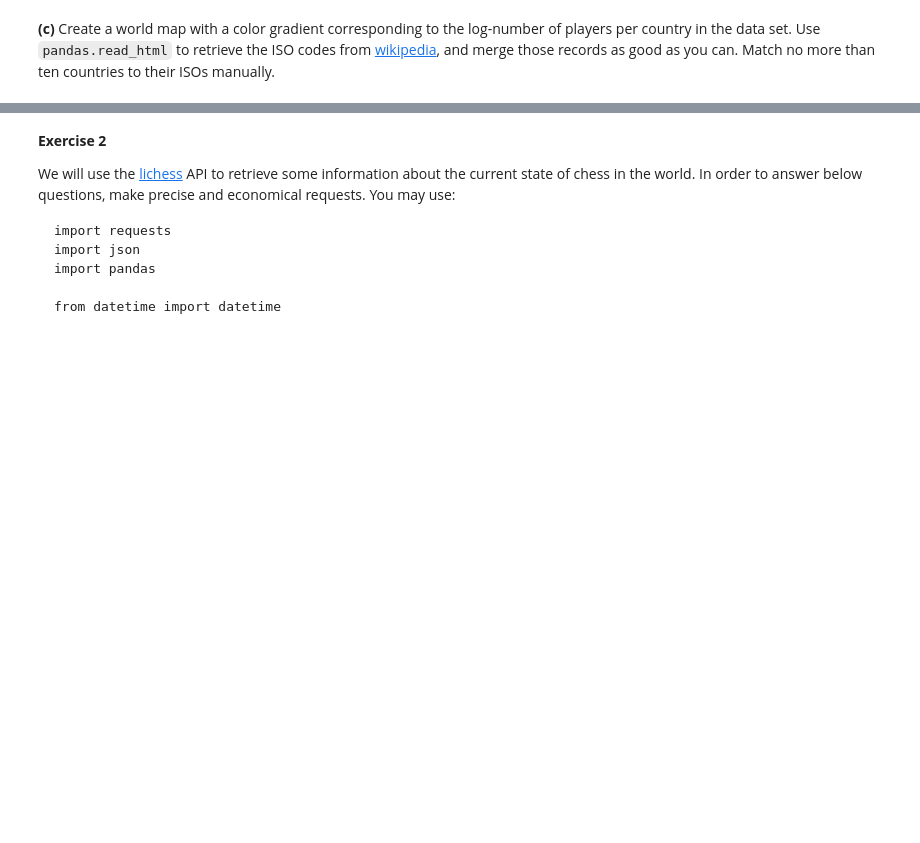
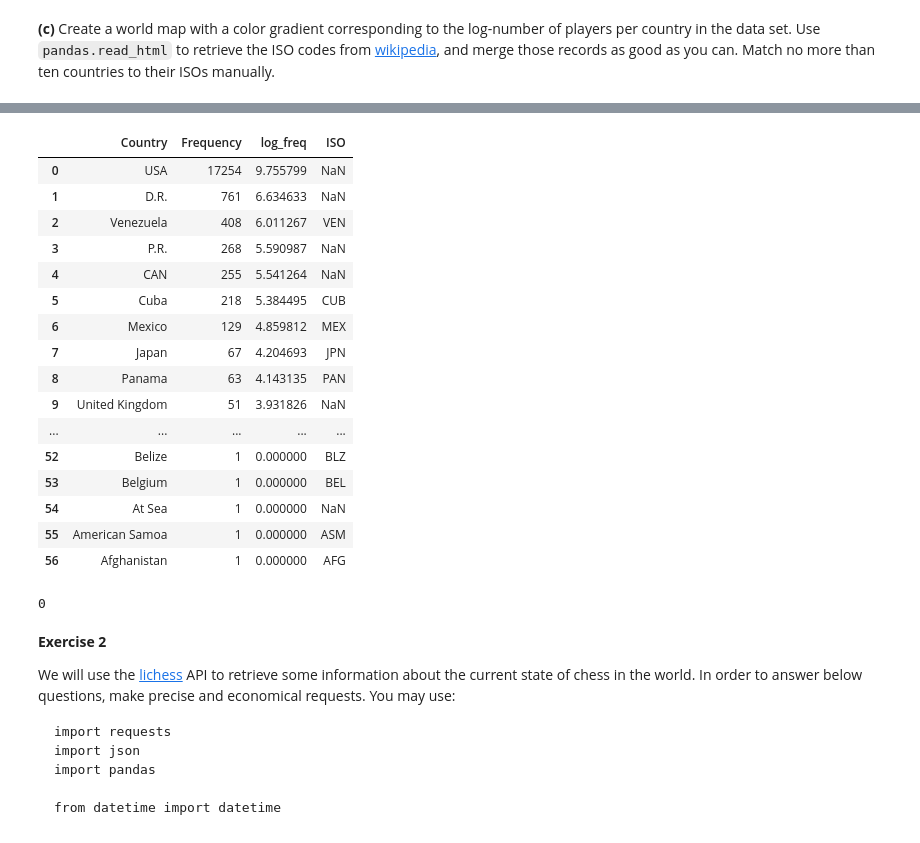
Before and after one commit to AlanPhan1999/Stat220, a Jupyter notebook: Homework/hw1.ipynb, the cells around one changed output, grey strips where cells are left out. Drawn from its saved outputs; the diff is of its cells as text; code cells hidden in the pictures; blank space fills up the shorter version.

```diff
--- a/Homework/hw1.ipynb
+++ b/Homework/hw1.ipynb
@@ -84,0 +119,48 @@ __(c)__ Create a world map with a color gradient corresponding to the log-number
+# %%
+def remove(string):
+    '''
+    Removes everything inside [], a whitespace before that and *'s.
+    '''
+    if isinstance(string, str):
+        string = sub(r'\s*\[.*\]\**', '', string)
+    return string
+
+countries = countries.applymap(remove)
+
+country_name = countries.iloc[:,0]
+country_iso = countries.iloc[:,4]
+
+country = pd.DataFrame({"Country":country_name, "ISO":country_iso})
+country['Country'] = country['Country'].str.replace(r'\([^)]*\)', '', regex=True)
+country['Country'] = country['Country'].str.strip()
+country[country['ISO'] == "CUW"] = 'Curacao'
+# %%
+country_df = pd.read_sql("""SELECT birthCountry, COUNT(birthCountry) FROM People
+                     GROUP BY birthCountry
+                     ORDER BY COUNT(birthCountry) DESC""", db)
+country_df.columns = ['Country', 'Frequency']
+country_df['log_freq'] = np.log(country_df['Frequency'])
+country_df
+
+full_df = country_df.merge(country, how='left', on = "Country")
+# %%
+df_all_countries = full_df.drop(full_df.tail(1).index)
+df_all_countries
+# %% [output]
+|  | Country | Frequency | log_freq | ISO |
+| 0 | USA | 17254 | 9.755799 | NaN |
+| 1 | D.R. | 761 | 6.634633 | NaN |
+| 2 | Venezuela | 408 | 6.011267 | VEN |
+| 3 | P.R. | 268 | 5.590987 | NaN |
+| 4 | CAN | 255 | 5.541264 | NaN |
+| 5 | Cuba | 218 | 5.384495 | CUB |
+| 6 | Mexico | 129 | 4.859812 | MEX |
+| 7 | Japan | 67 | 4.204693 | JPN |
+| 8 | Panama | 63 | 4.143135 | PAN |
+| 9 | United Kingdom | 51 | 3.931826 | NaN |
+| ... | ... | ... | ... | ... |
+| 52 | Belize | 1 | 0.000000 | BLZ |
+| 53 | Belgium | 1 | 0.000000 | BEL |
+| 54 | At Sea | 1 | 0.000000 | NaN |
+| 55 | American Samoa | 1 | 0.000000 | ASM |
+| 56 | Afghanistan | 1 | 0.000000 | AFG |
@@ -84,0 +178,5 @@ __(c)__ Create a world map with a color gradient corresponding to the log-number
+# %%
+df_all_countries_greater = df_all_countries[df_all_countries["log_freq"] > 0]
+print(sum(df_all_countries_greater['ISO'].isna()))
+# %% [output]
+0
```
Also changed, not shown: parts of 15 cells of this notebook.
